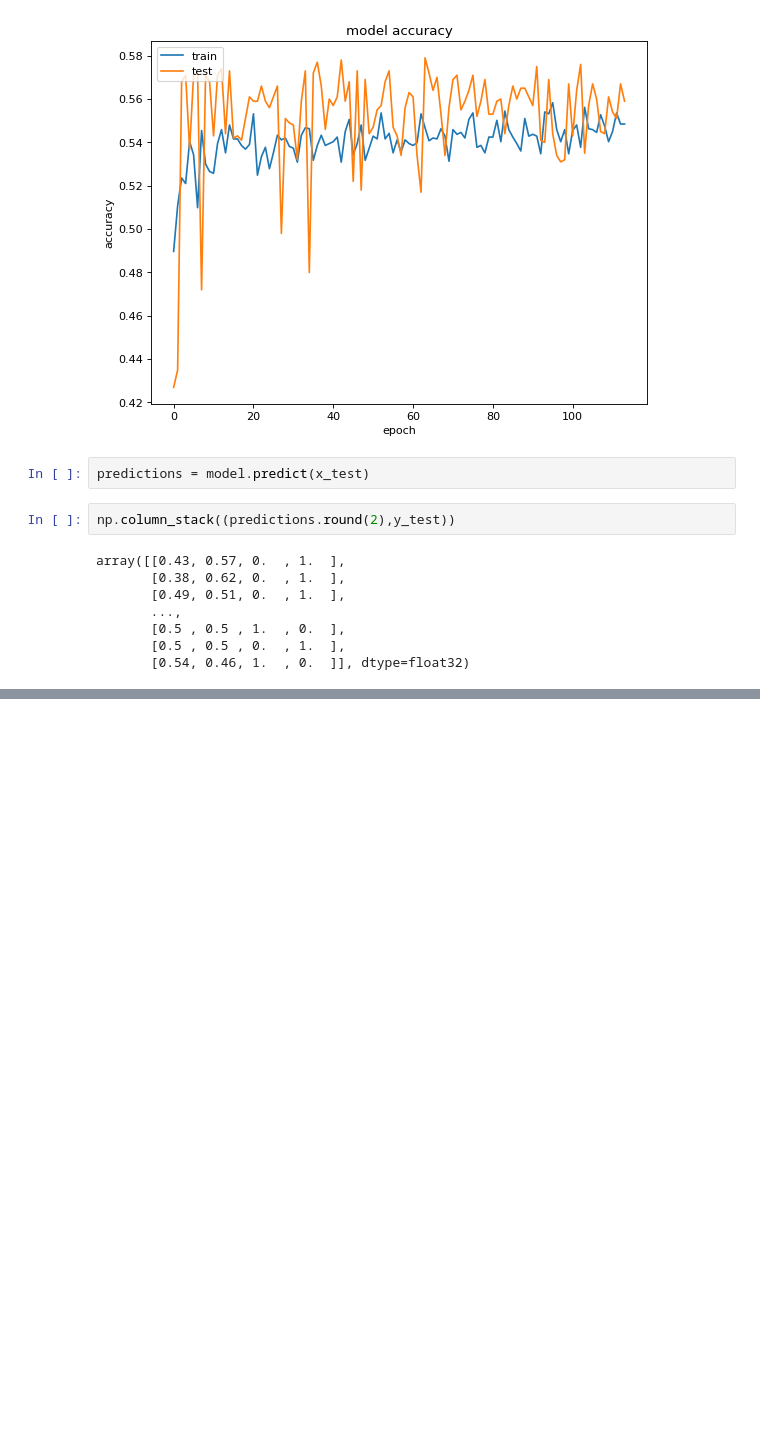
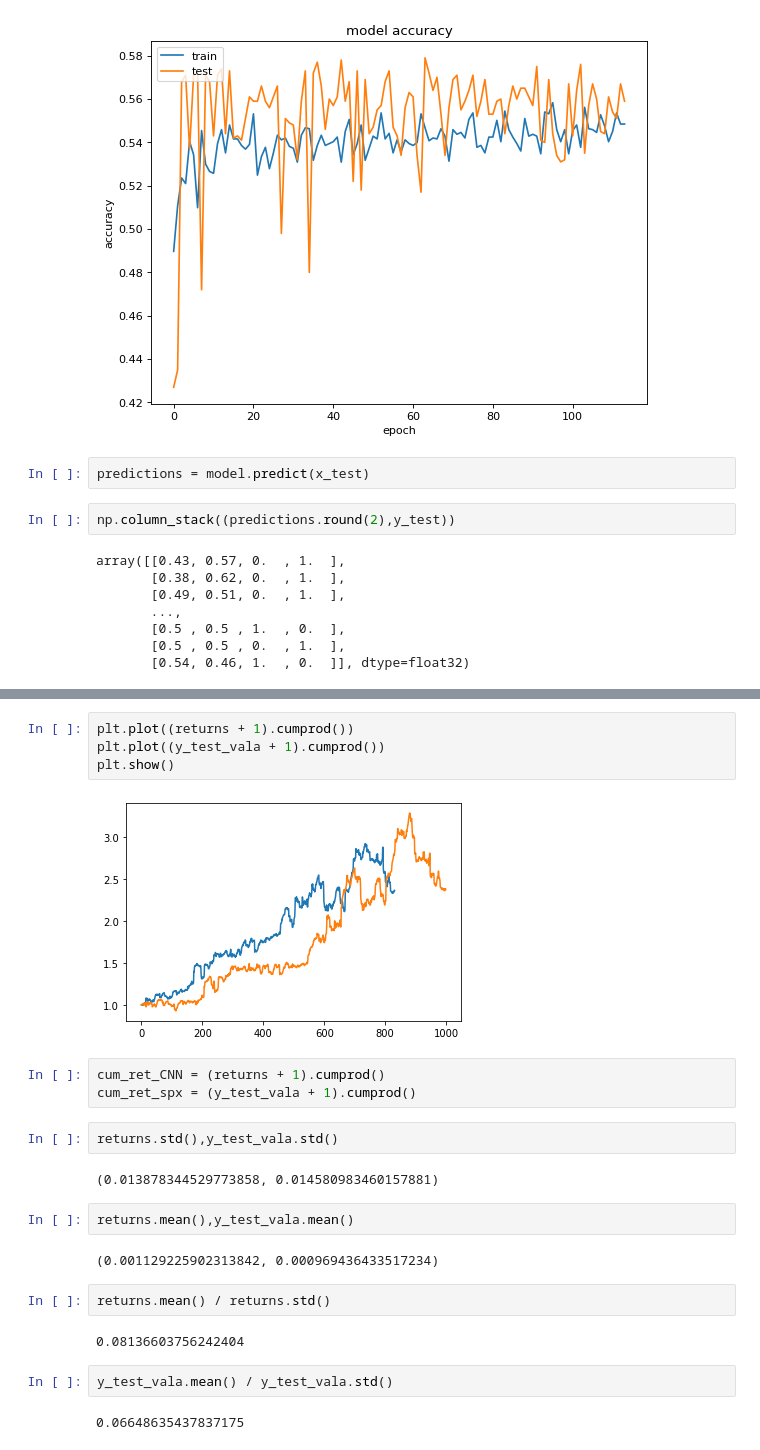
Before and after one commit to VitoZac96/Thesis_public, a Jupyter notebook: Baseline_CNN.ipynb, the cells around one changed output, grey strips where cells are left out. Saved outputs shown, nothing was run; the diff lists cells and outputs as text; blank space fills up the shorter version.

```diff
--- a/Baseline_CNN.ipynb
+++ b/Baseline_CNN.ipynb
@@ -183,0 +219,25 @@ array([[0.43, 0.57, 0.  , 1.  ],
+# %%
+plt.plot((returns + 1).cumprod())
+plt.plot((y_test_vala + 1).cumprod())
+plt.show()
+# %% [output]
+[figure, added]
+# %%
+cum_ret_CNN = (returns + 1).cumprod()
+cum_ret_spx = (y_test_vala + 1).cumprod()
+# %%
+returns.std(),y_test_vala.std()
+# %% [output]
+(0.013878344529773858, 0.014580983460157881)
+# %%
+returns.mean(),y_test_vala.mean()
+# %% [output]
+(0.001129225902313842, 0.000969436433517234)
+# %%
+returns.mean() / returns.std()
+# %% [output]
+0.08136603756242404
+# %%
+y_test_vala.mean() / y_test_vala.std()
+# %% [output]
+0.06648635437837175
```
Also changed, not shown: parts of 6 cells of this notebook.
